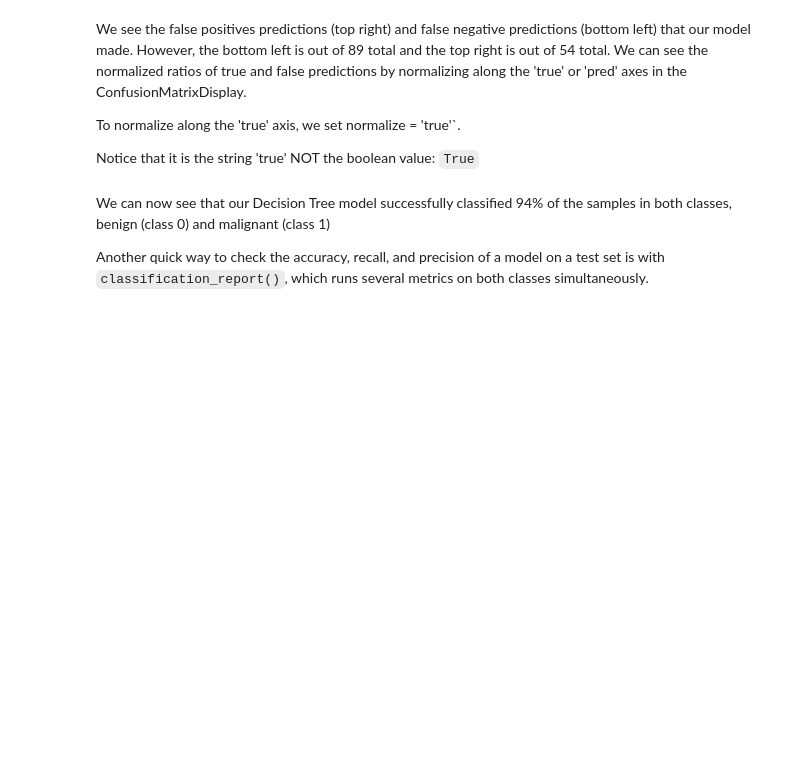
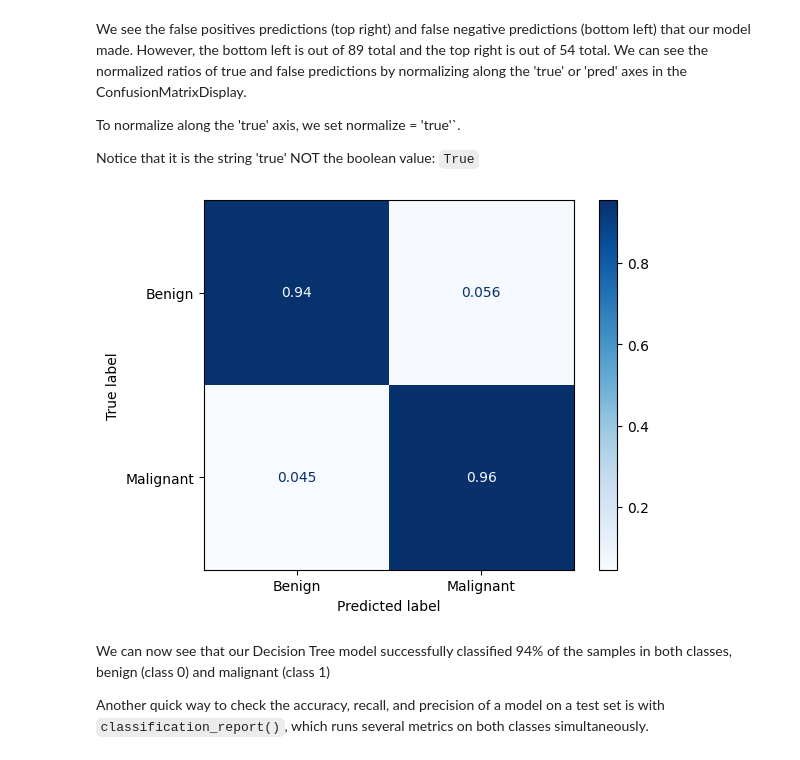
Before and after one commit to john-a-dixon/coding-dojo, a Jupyter notebook: Week 7/W7C1.ipynb, the cells around one changed output. Saved outputs shown, nothing was run; the diff lists cells and outputs as text; code cells hidden in the pictures; blank space fills up the shorter version.

Commit message:
Normalized the confusion matrix.

```diff
--- a/Week 7/W7C1.ipynb
+++ b/Week 7/W7C1.ipynb
@@ -240,6 +240,15 @@ To normalize along the 'true' axis, we set  normalize = 'true'`.
 Notice that it is the string 'true' NOT the boolean value: `True`
 # %%
 #Recreate the confusion matrix above, but with the values normalized along the 'true' axis.
+ConfusionMatrixDisplay.from_predictions(
+    y_test,
+    dtc_predictions,
+    cmap="Blues",
+    display_labels=["Benign", "Malignant"],
+    normalize="true"
+);
+# %% [output]
+[figure, added]
 # %% [markdown]
 We can now see that our Decision Tree model successfully classified 94% of the samples in both classes, benign (class 0) and malignant (class 1)
 
```
